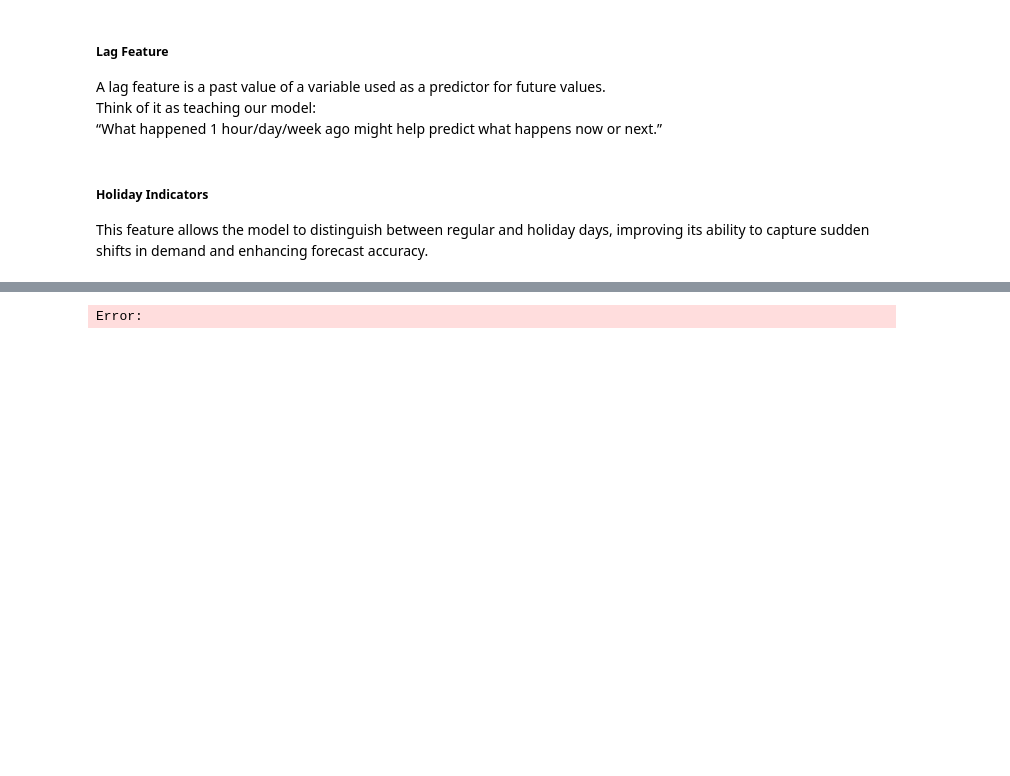
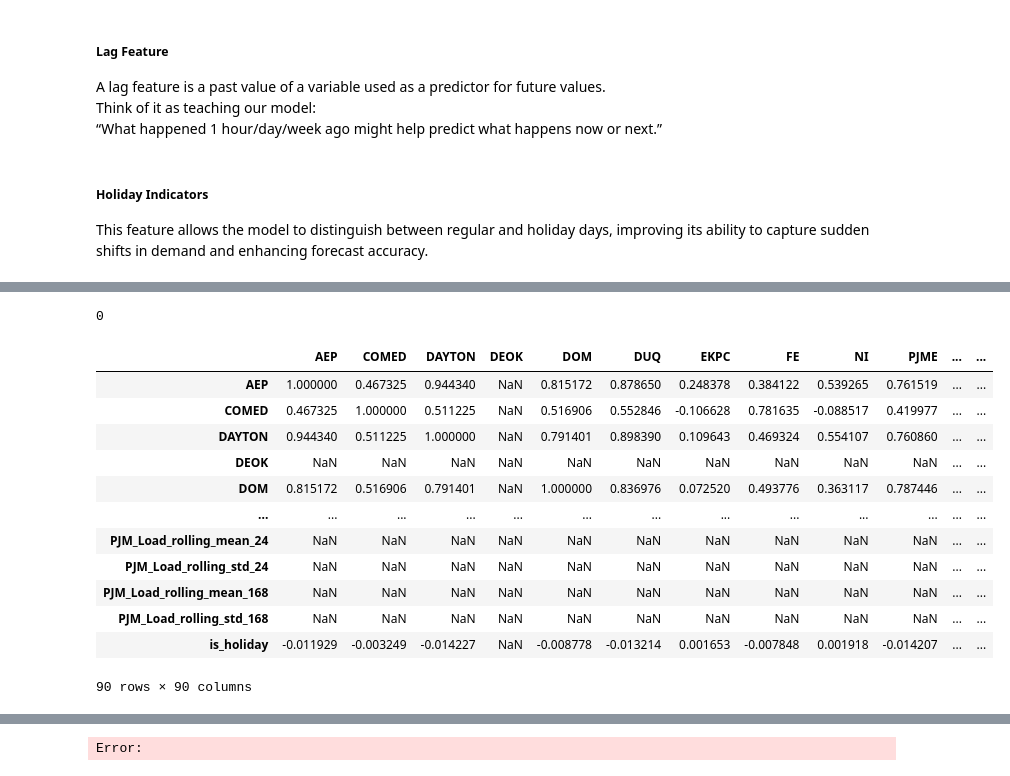
Before and after one commit to Himanshu-2678/Energy-Consumption-Forecasting, a Jupyter notebook: notebooks/3-feature_engineering.ipynb, the cells around one changed output, grey strips where cells are left out. Cells and saved outputs as stored; diff of their text form; code cells hidden in the pictures; blank space fills up the shorter version.

```diff
--- a/notebooks/3-feature_engineering.ipynb
+++ b/notebooks/3-feature_engineering.ipynb
@@ -91,3 +107,24 @@ print(df_cleaned.isnull().sum().sum())
 # %%
 ## dropping the null values
 df_cleaned.dropna(inplace=True)
+# %%
+## checking for null values
+print(df_cleaned.isnull().sum().sum())
+# %% [output]
+0
+# %%
+df_cleaned.corr()
+# %% [output]
+|  | AEP | COMED | DAYTON | DEOK | DOM | DUQ | EKPC | FE | NI | PJME | ... | ... |
+| AEP | 1.000000 | 0.467325 | 0.944340 | NaN | 0.815172 | 0.878650 | 0.248378 | 0.384122 | 0.539265 | 0.761519 | ... | ... |
+| COMED | 0.467325 | 1.000000 | 0.511225 | NaN | 0.516906 | 0.552846 | -0.106628 | 0.781635 | -0.088517 | 0.419977 | ... | ... |
+| DAYTON | 0.944340 | 0.511225 | 1.000000 | NaN | 0.791401 | 0.898390 | 0.109643 | 0.469324 | 0.554107 | 0.760860 | ... | ... |
+| DEOK | NaN | NaN | NaN | NaN | NaN | NaN | NaN | NaN | NaN | NaN | ... | ... |
+| DOM | 0.815172 | 0.516906 | 0.791401 | NaN | 1.000000 | 0.836976 | 0.072520 | 0.493776 | 0.363117 | 0.787446 | ... | ... |
+| ... | ... | ... | ... | ... | ... | ... | ... | ... | ... | ... | ... | ... |
+| PJM_Load_rolling_mean_24 | NaN | NaN | NaN | NaN | NaN | NaN | NaN | NaN | NaN | NaN | ... | ... |
+| PJM_Load_rolling_std_24 | NaN | NaN | NaN | NaN | NaN | NaN | NaN | NaN | NaN | NaN | ... | ... |
+| PJM_Load_rolling_mean_168 | NaN | NaN | NaN | NaN | NaN | NaN | NaN | NaN | NaN | NaN | ... | ... |
+| PJM_Load_rolling_std_168 | NaN | NaN | NaN | NaN | NaN | NaN | NaN | NaN | NaN | NaN | ... | ... |
+| is_holiday | -0.011929 | -0.003249 | -0.014227 | NaN | -0.008778 | -0.013214 | 0.001653 | -0.007848 | 0.001918 | -0.014207 | ... | ... |
+90 rows × 90 columns
```
Also changed, not shown: parts of 7 cells of this notebook, 3 other files.
